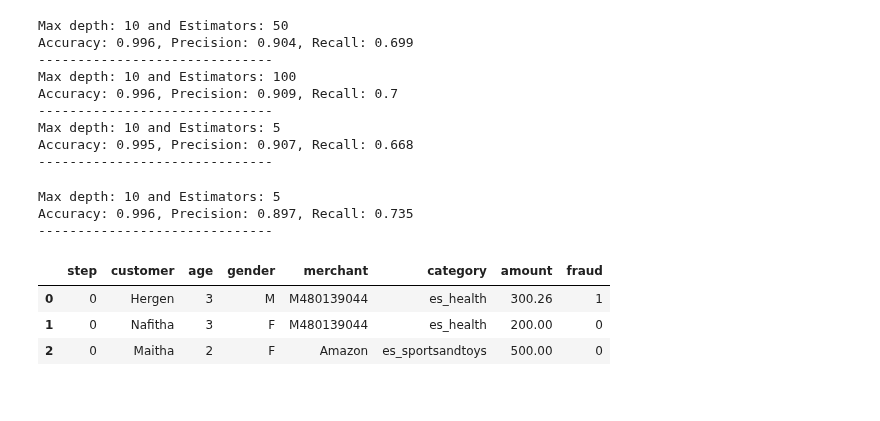
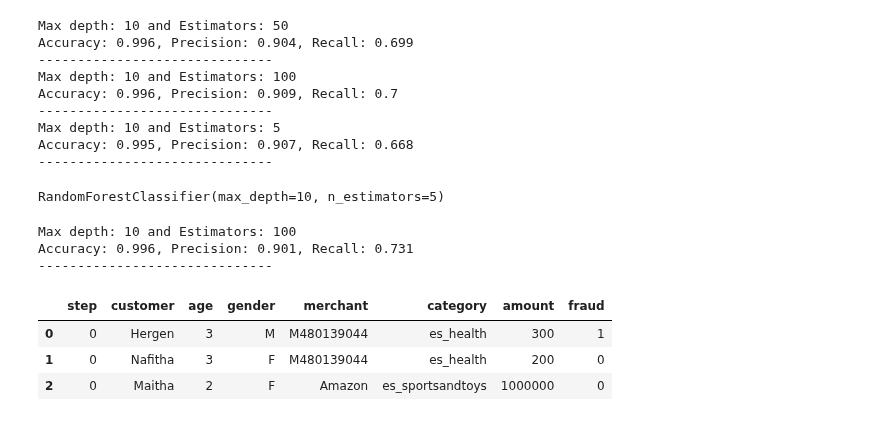
Before and after one commit to Maitha-mo/sampleGuys_final-project_dsml2021, a Jupyter notebook: fraudDetection_hergen.ipynb, the cells around one changed output. Drawn from its saved outputs; the diff is of its cells as text; code cells hidden in the pictures.

```diff
--- a/fraudDetection_hergen.ipynb
+++ b/fraudDetection_hergen.ipynb
@@ -764,10 +872,14 @@ Accuracy: 0.996, Precision: 0.909, Recall: 0.7
 Max depth: 10 and Estimators: 5
 Accuracy: 0.995, Precision: 0.907, Recall: 0.668
 ------------------------------
+# %%
+rfModels[2]
+# %% [output]
+RandomForestClassifier(max_depth=10, n_estimators=5)
 # %%
 # (10) Evaluate the model metris for Testing data
 
-rfModel = rfModels[0]
+rfModel = rfModels[1]
 
 # Predict for best model:
 predictedLabells = rfModel.predict(testF)
@@ -779,7 +891,7 @@ recall = round(recall_score(testL, predictedLabells), 3)
 
 print(
     'Max depth: {} and Estimators: {}'.format(
-        rfML.max_depth, rfML.n_estimators)
+        rfModel.max_depth, rfModel.n_estimators)
 )
 
 print(
@@ -788,8 +900,8 @@ print(
 )
 print('------------------------------')
 # %% [output]
-Max depth: 10 and Estimators: 5
-Accuracy: 0.996, Precision: 0.897, Recall: 0.735
+Max depth: 10 and Estimators: 100
+Accuracy: 0.996, Precision: 0.901, Recall: 0.731
 ------------------------------
 # %%
 # (11) Use the model for prediction
@@ -803,37 +915,37 @@ def convertFeature(fLabel):
             testFeaturesDF.at[index, fLabel] = df.loc[firstIndex][fLabel].astype(
                 'int64', copy=False)
         else:
             testFeaturesDF.at[index, fLabel] = 0
 
 
 newDataFeatures = {
     "step": [0,0,0],
     "customer": ["Hergen", "Nafitha", "Maitha"],
     "age":["3","3","2"],
     "gender":["M","F","F"],
     "merchant": ["M480139044", "M480139044", "Amazon"],
     "category": ["es_health", "es_health", "es_sportsandtoys"],
-    "amount":[300.26, 200.00, 500],
+    "amount":[300, 200, 1000000],
 }
 
 newDataFeaturesDF = pd.DataFrame(data=newDataFeatures)
 
 testFeaturesDF = newDataFeaturesDF.copy() # .drop(irrelevantFeats, axis=1, inplace=False)
 
 convertFeature('customer')
 convertFeature('age')
 convertFeature('gender')
 convertFeature('category')
 convertFeature('merchant')
 
 newDataFeaturesDF['fraud'] = rfModel.predict(testFeaturesDF)
 
 newDataFeaturesDF.head()
 # %% [output]
 |  | step | customer | age | gender | merchant | category | amount | fraud |
-| 0 | 0 | Hergen | 3 | M | M480139044 | es_health | 300.26 | 1 |
-| 1 | 0 | Nafitha | 3 | F | M480139044 | es_health | 200.00 | 0 |
-| 2 | 0 | Maitha | 2 | F | Amazon | es_sportsandtoys | 500.00 | 0 |
+| 0 | 0 | Hergen | 3 | M | M480139044 | es_health | 300 | 1 |
+| 1 | 0 | Nafitha | 3 | F | M480139044 | es_health | 200 | 0 |
+| 2 | 0 | Maitha | 2 | F | Amazon | es_sportsandtoys | 1000000 | 0 |
 # %%
 # (12) Write final predicted data  (e.g, to CSV or JSON, etc.)
 
```
Also changed, not shown: parts of 13 cells of this notebook.
